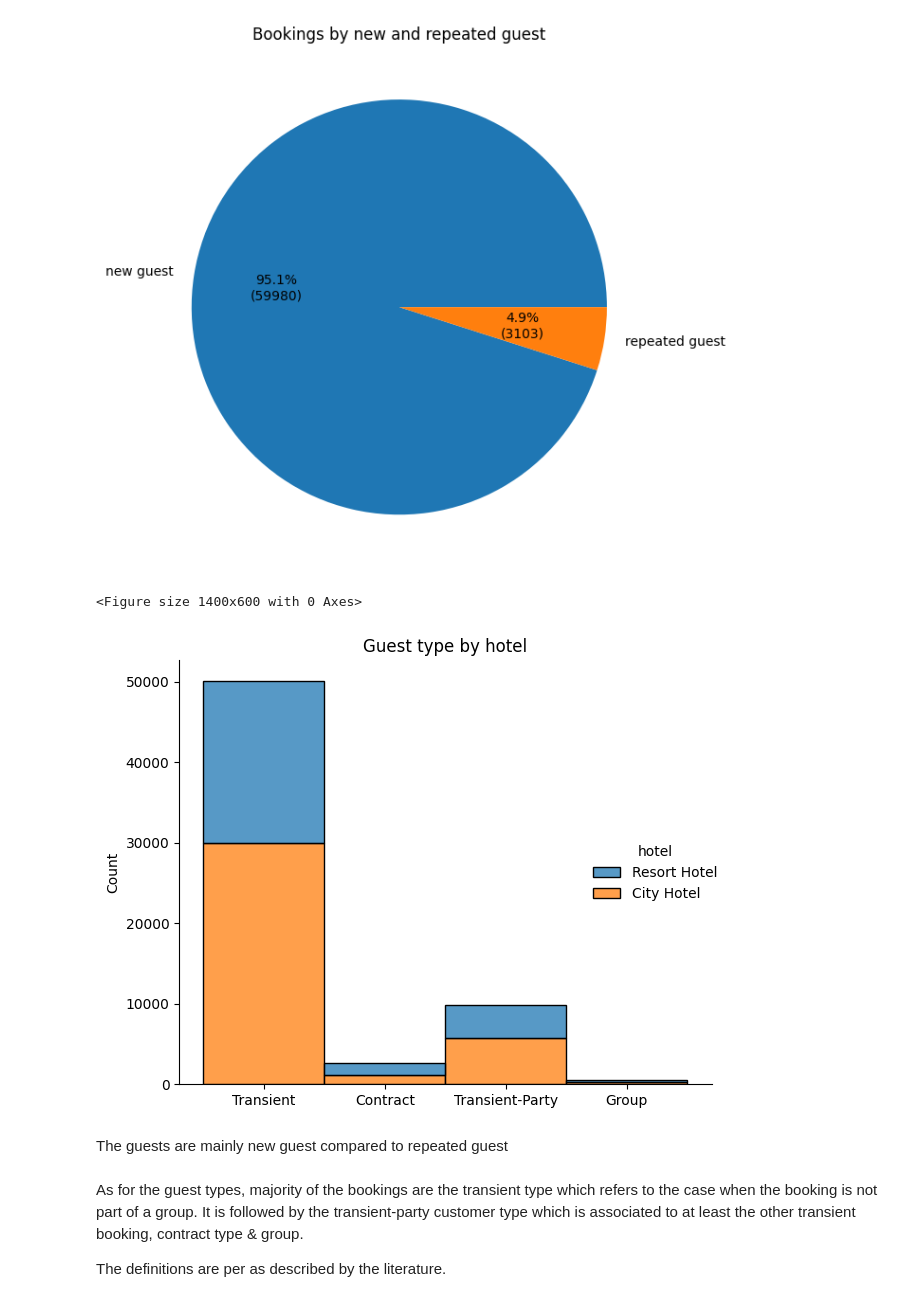
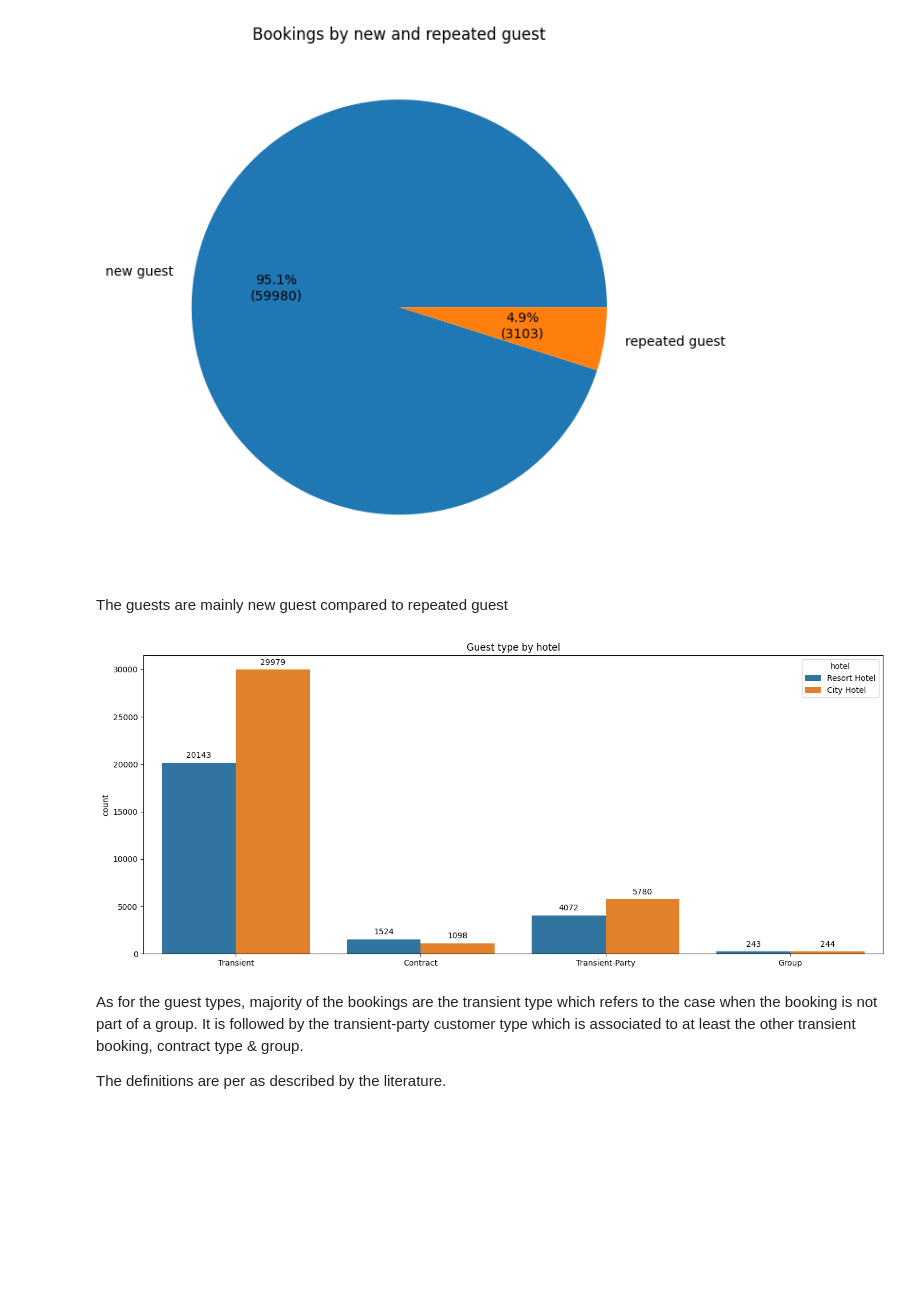
Before and after one commit to jtkhair/hotel, a Jupyter notebook: Notebook/hotel.ipynb, the cells around one changed output. Drawn from its saved outputs; the diff is of its cells as text; code cells hidden in the pictures; blank space fills up the shorter version.

```diff
--- a/Notebook/hotel.ipynb
+++ b/Notebook/hotel.ipynb
@@ -439,23 +448,26 @@ plt.title('Bookings by new and repeated guest')
 plt.tight_layout()
 # %% [output]
 [figure]
-# %%
-plt.figure(figsize = (14, 6))
-
-sns.displot(confirmed_bookings,
-            x = 'customer_type',
-            hue = 'hotel',
-            multiple = 'stack',
-            ).set(xlabel = None)
-
-plt.title('Guest type by hotel')
-
-plt.tight_layout()
-# %% [output]
-<Figure size 1400x600 with 0 Axes>
-[figure, removed]
 # %% [markdown]
 The guests are mainly new guest compared to repeated guest
+# %%
+# Length of stay
+
+fig, ax = plt.subplots(figsize = (14, 6))
+
+sns.countplot(ax = ax,
+            x = 'customer_type',
+            data = confirmed_bookings,
+            hue = 'hotel'
+            ).set(xlabel = None)
+
+ax.bar_label(ax.containers[0], padding = 4)
+ax.bar_label(ax.containers[1], padding = 4)
+plt.title('Guest type by hotel')
+
+plt.tight_layout()
+# %% [output]
+[figure, added]
 # %% [markdown]
 As for the guest types, majority of the bookings are the transient type which refers to the case when the booking is not part of a group. It is followed by the transient-party customer type which is associated to at least the other transient booking, contract type & group.
 
```
Also changed, not shown: parts of 30 cells of this notebook, 1 other file.
